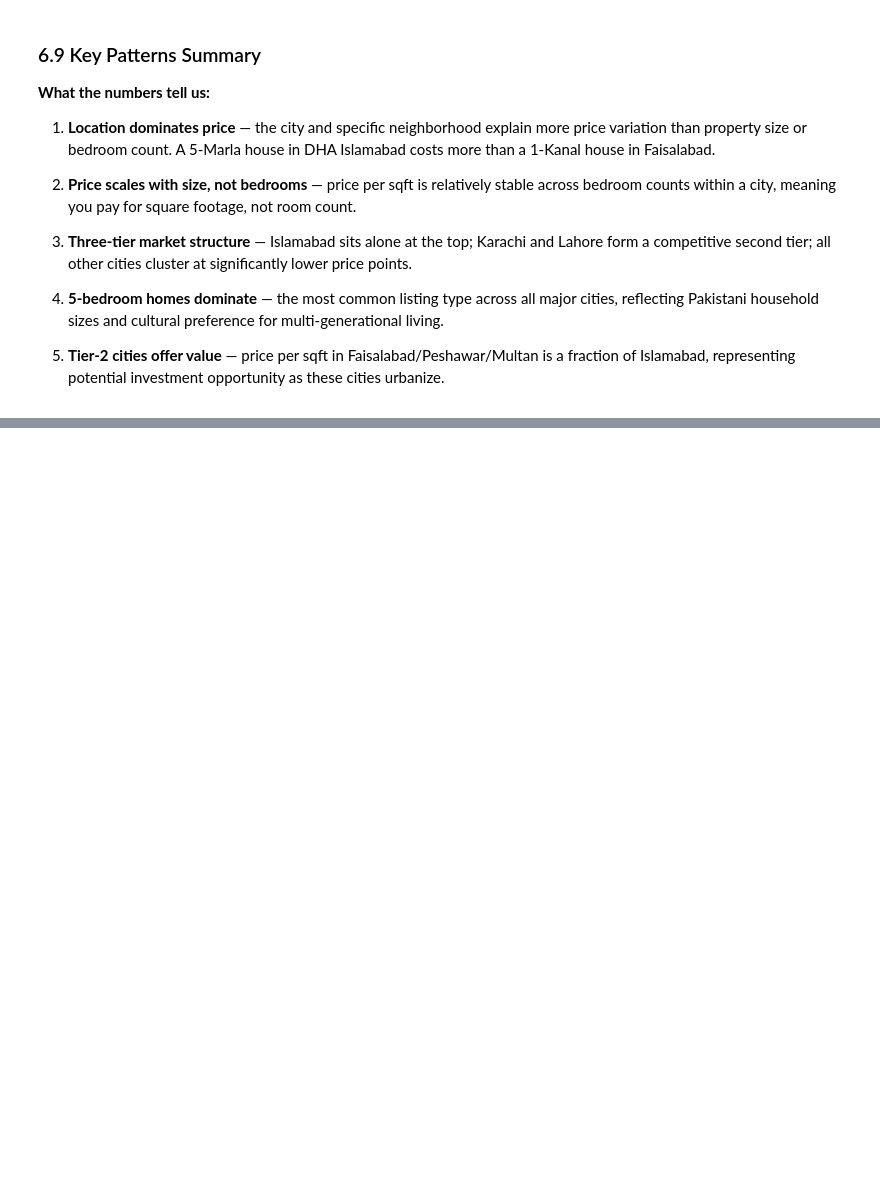
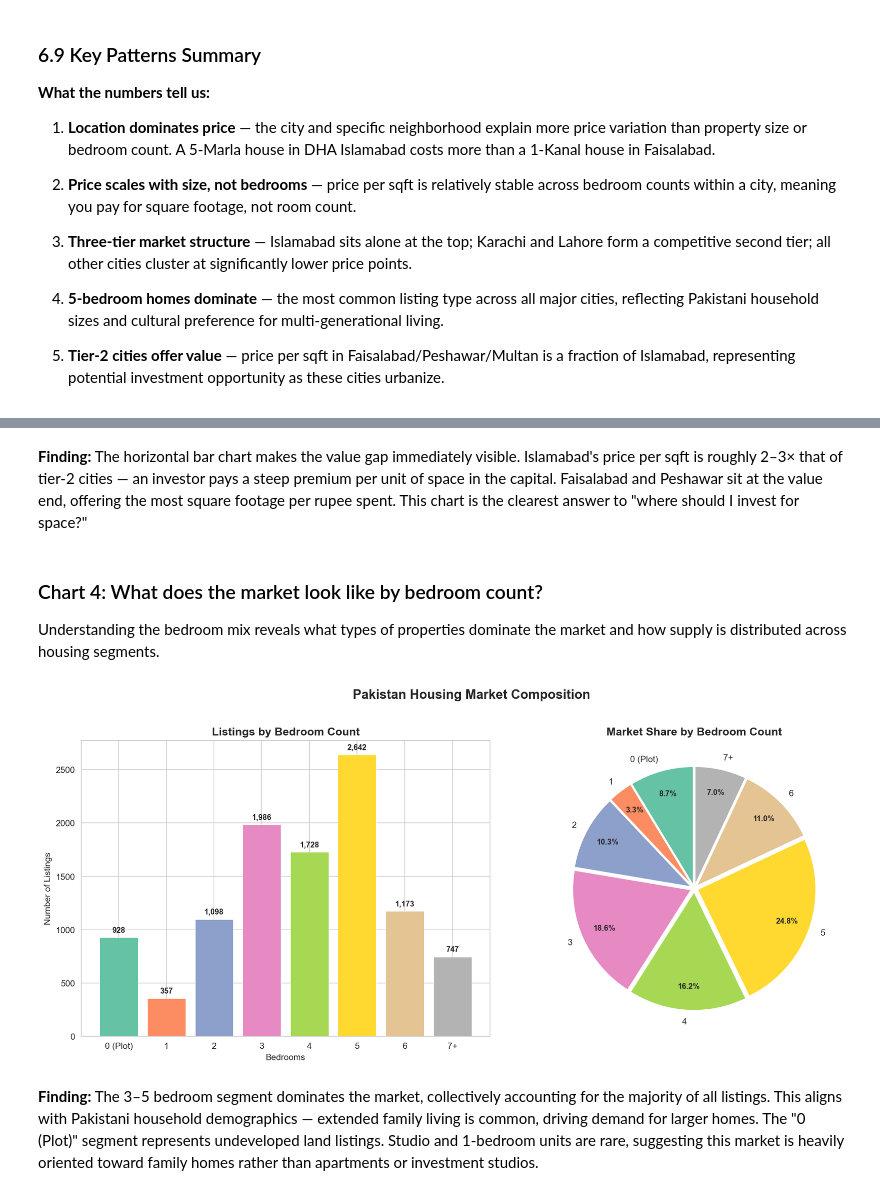
Before and after one commit to TalhaHamdees/pakistan-housing-market-analysis, a Jupyter notebook: notebooks/01_eda_analysis.ipynb, the cells around one changed output, grey strips where cells are left out. Drawn from its saved outputs; the diff is of its cells as text; code cells hidden in the pictures; blank space fills up the shorter version.

```diff
--- a/notebooks/01_eda_analysis.ipynb
+++ b/notebooks/01_eda_analysis.ipynb
@@ -1904,0 +2011,47 @@ affordable_locations.round(1)
+# %% [markdown]
+**Finding:** The horizontal bar chart makes the value gap immediately visible. Islamabad's price per sqft is roughly 2–3× that of tier-2 cities — an investor pays a steep premium per unit of space in the capital. Faisalabad and Peshawar sit at the value end, offering the most square footage per rupee spent. This chart is the clearest answer to "where should I invest for space?"
+# %% [markdown]
+### Chart 4: What does the market look like by bedroom count?
+
+Understanding the bedroom mix reveals what types of properties dominate the market and how supply is distributed across housing segments.
+# %%
+# Chart 4: Property Type Distribution — bedroom groups with dual view
+fig, axes = plt.subplots(1, 2, figsize=(14, 6))
+
+# Left: count plot — absolute numbers
+bed_order = ['0 (Plot)', '1', '2', '3', '4', '5', '6', '7+']
+bed_counts = df_clean['bedroom_group'].value_counts().reindex(bed_order).fillna(0)
+
+bars = axes[0].bar(bed_counts.index, bed_counts.values, color=sns.color_palette('Set2', len(bed_counts)),
+                   edgecolor='white', linewidth=0.5)
+axes[0].set_title('Listings by Bedroom Count', fontsize=13, fontweight='bold')
+axes[0].set_xlabel('Bedrooms')
+axes[0].set_ylabel('Number of Listings')
+axes[0].tick_params(axis='x', rotation=0)
+
+# Add count labels
+for bar, val in zip(bars, bed_counts.values):
+    axes[0].text(bar.get_x() + bar.get_width()/2, val + 30,
+                 f'{int(val):,}', ha='center', va='bottom', fontsize=9, fontweight='bold')
+
+# Right: pie chart — percentage breakdown
+# Group small slices for cleaner pie
+colors = sns.color_palette('Set2', len(bed_counts))
+explode = [0.03] * len(bed_counts)
+wedges, texts, autotexts = axes[1].pie(
+    bed_counts.values, labels=bed_counts.index, autopct='%1.1f%%',
+    colors=colors, explode=explode, startangle=90, pctdistance=0.8
+)
+for t in autotexts:
+    t.set_fontsize(9)
+    t.set_fontweight('bold')
+axes[1].set_title('Market Share by Bedroom Count', fontsize=13, fontweight='bold')
+
+fig.suptitle('Pakistan Housing Market Composition', fontsize=15, fontweight='bold', y=1.02)
+plt.tight_layout()
+plt.savefig('../images/chart4_bedroom_distribution.png', dpi=150, bbox_inches='tight')
+plt.show()
+# %% [output]
+[figure, added]
+# %% [markdown]
+**Finding:** The 3–5 bedroom segment dominates the market, collectively accounting for the majority of all listings. This aligns with Pakistani household demographics — extended family living is common, driving demand for larger homes. The "0 (Plot)" segment represents undeveloped land listings. Studio and 1-bedroom units are rare, suggesting this market is heavily oriented toward family homes rather than apartments or investment studios.
```
Also changed, not shown: parts of 9 cells of this notebook, 5 other files.
